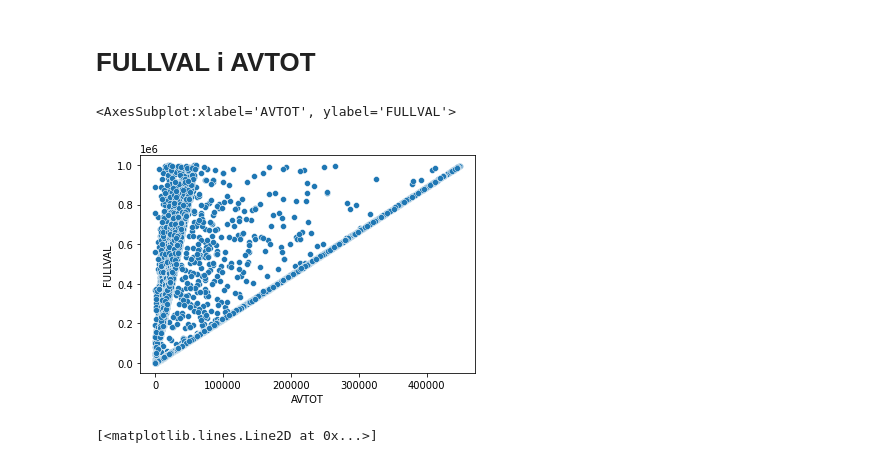
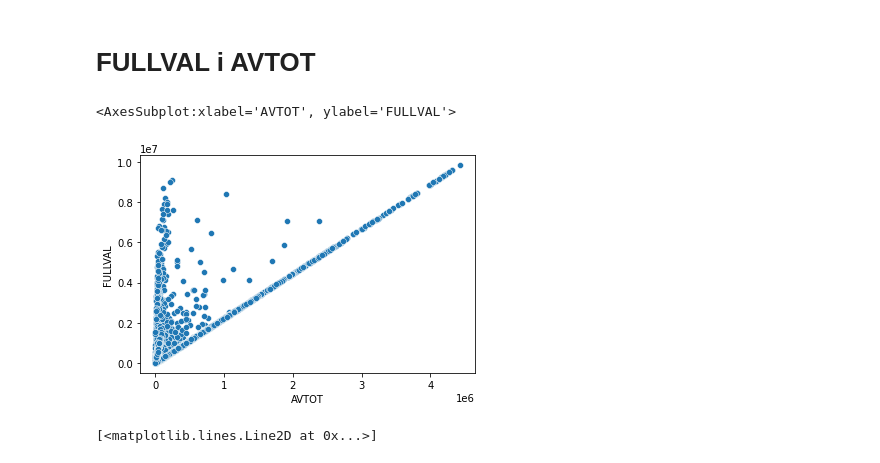
Before and after one commit to knmlprz/BHL2022, a Jupyter notebook: EDA_Kolumn.ipynb, the cells around one changed output. Saved outputs shown, nothing was run; the diff lists cells and outputs as text; code cells hidden in the pictures.

```diff
--- a/EDA_Kolumn.ipynb
+++ b/EDA_Kolumn.ipynb
@@ -206,10 +206,10 @@ Name: FULLVAL, Length: 11949, dtype: int64
 # %% [markdown]
 # FULLVAL i AVTOT
 # %%
-sns.scatterplot(data=df[df.FULLVAL < 1e6], x="AVTOT", y="FULLVAL")
+sns.scatterplot(data=df[df.FULLVAL < 1e7], x="AVTOT", y="FULLVAL")
 # %% [output]
 <AxesSubplot:xlabel='AVTOT', ylabel='FULLVAL'>
-[figure, old version]
+[figure, new version]
 # %%
 plt.plot(df.FULLVAL, df.AVTOT, 'p')
 # %% [output]
```
Also changed, not shown: parts of 20 cells of this notebook, 6 other files.
